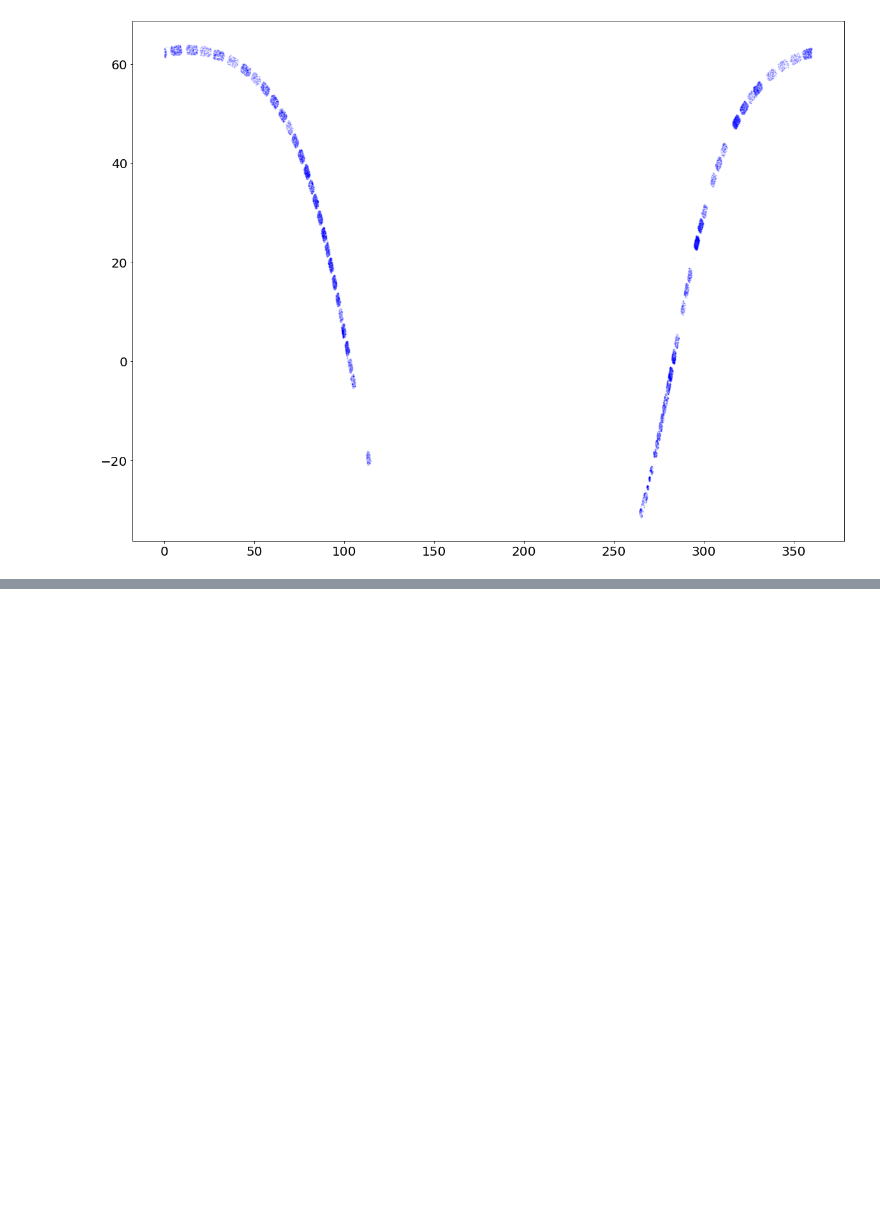
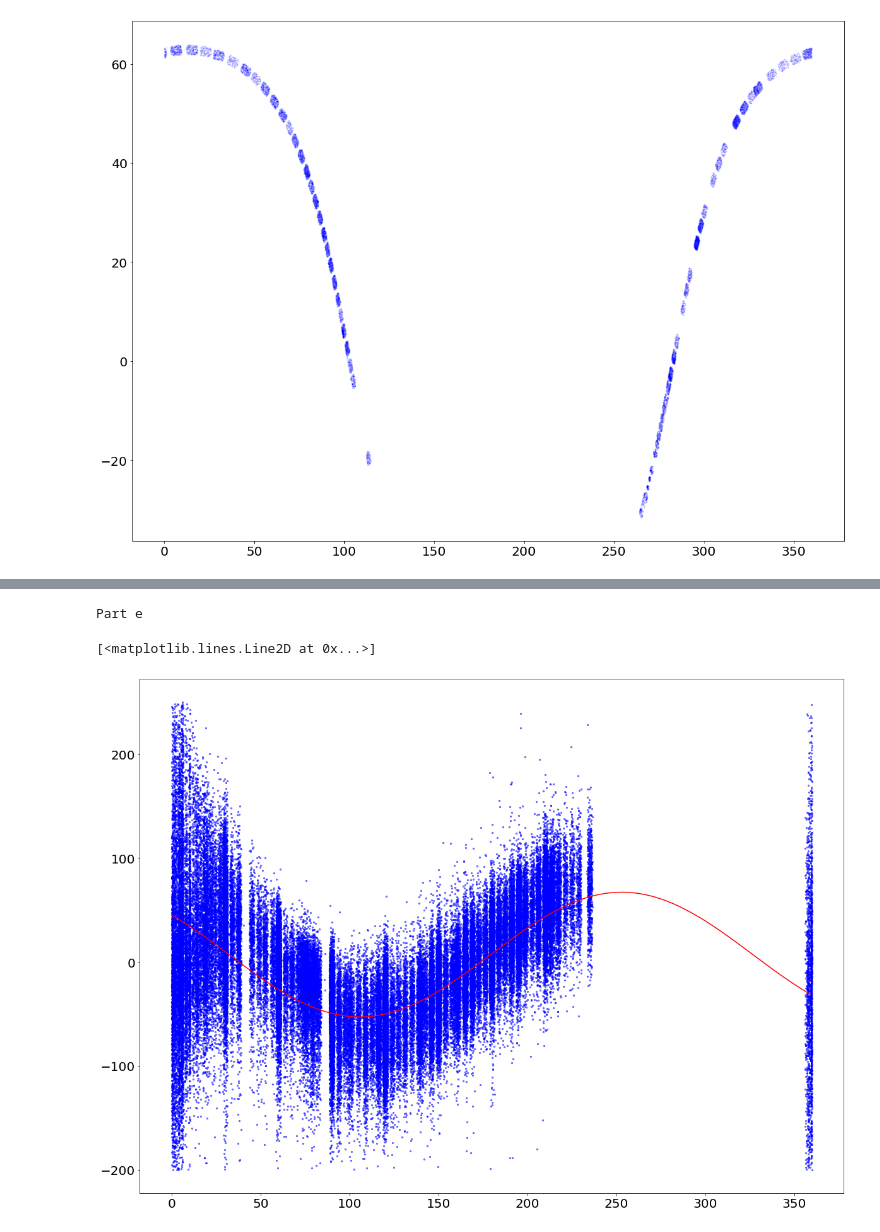
Before and after one commit to maranatadadet/Matt, a Jupyter notebook: Homework 9.ipynb, the cells around one changed output, grey strips where cells are left out. Drawn from its saved outputs; the diff is of its cells as text; code cells hidden in the pictures; blank space fills up the shorter version.

```diff
--- a/Homework 9.ipynb
+++ b/Homework 9.ipynb
@@ -322,26 +333,35 @@ ax.yaxis.set_tick_params(labelsize=20)
 # %%
 print ('Part e')
 # READ IN FITS FILES
 star_hdus = fits.open('allStar-l31c.2.fits')
 star = star_hdus[1].data
 #print(star_hdus[1].columns)
 star_hdus.close()
 
 # TWO BITWISE FLAGS FOR BAD DATA
 badbits = 2**23        # aspcapstar flag - Chemistry
 suspectbits = 2**16    # star flag - Stellar parameters
 
-gd2 = (np.bitwise_and(star['aspcapflag'], badbits) == 0) &\
+gd4 = (np.bitwise_and(star['aspcapflag'], badbits) == 0) &\
      (np.bitwise_and(star['starflag'], suspectbits) == 0) &\
-     ((star['GLAT']< -2) & (star['GLAT']> 2)) &\
-     (star['FE_H'] > -9999) & (star['FE_H'] < 9999) &\
-     (star['O_FE'] < 9999) & (star['O_FE'] > - 9999)
+     ((star['GLAT']< 10) & (star['GLAT']> -10)) &\
+     (star['GLON'] > 0) & (star['GLON'] < 360) &\
+     (star['VHELIO_AVG'] < 250) & (star['VHELIO_AVG'] > -200)
 
-good2 = np.where(gd2)[0]
+good4 = np.where(gd4)[0]
 
 fig = plt.figure(figsize=(20,15))
-ax = fig.add_subplot(111)
-ax.scatter(star['FE_H'][good1],star['O_FE'][good1],s=1,c='b',alpha=0.1)
+ax4 = fig.add_subplot(111)
+ax4.scatter(star['GLON'][good4],star['VHELIO_AVG'][good4],s=5,c='b',alpha=0.5)
 
-ax.xaxis.set_tick_params(labelsize=20)
-ax.yaxis.set_tick_params(labelsize=20)
+ax4.xaxis.set_tick_params(labelsize=20)
+ax4.yaxis.set_tick_params(labelsize=20)
+
+#best fit line
+xcosplt = np.arange(0,360,1)
+popt,pcov = opt.curve_fit(cosfit,star['GLON'][gd4], star['VHELIO_AVG'][gd4], p0 = [100,np.pi/180,1,5])
+ax4.plot(xcosplt,cosfit(xcosplt,*popt), c='r')
+# %% [output]
+Part e
+[<matplotlib.lines.Line2D at 0x...>]
+[figure, added]
```
Also changed, not shown: parts of 5 cells of this notebook.
